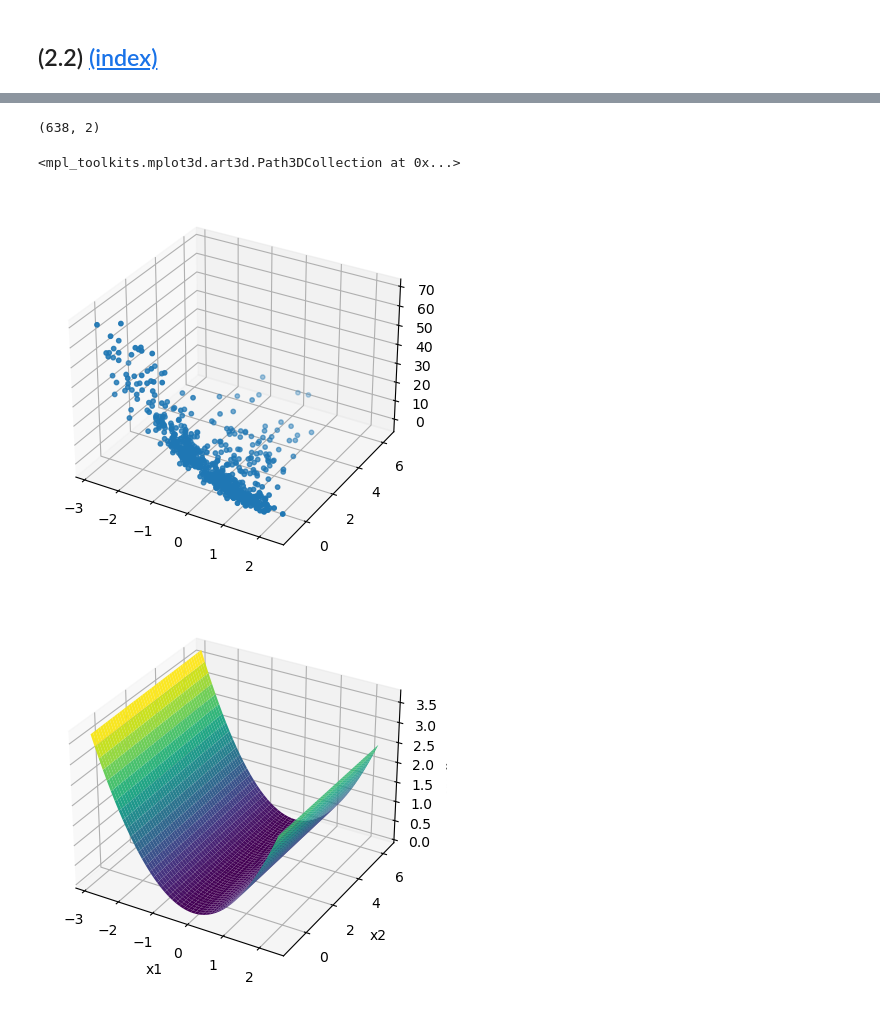
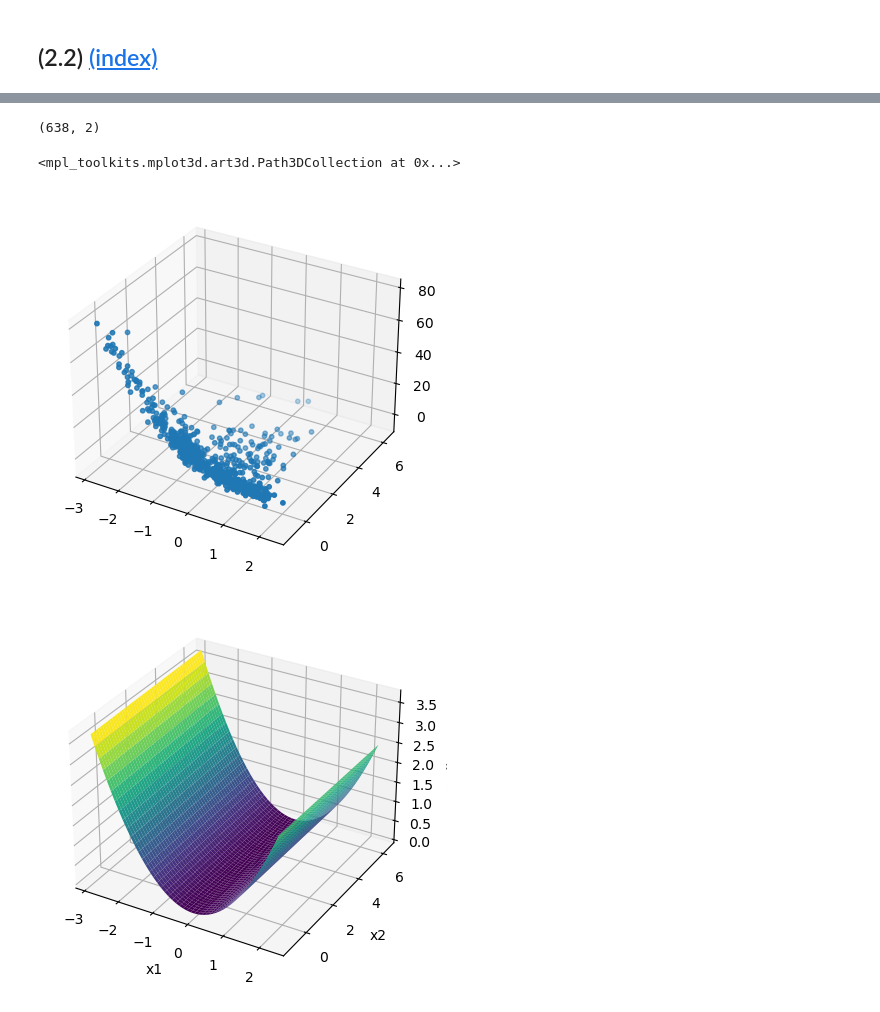
Before and after one commit to alisaklymchuk/data_science_math60026, a Jupyter notebook: 02455568_coursework1.ipynb, the cells around one changed output, grey strips where cells are left out. Drawn from its saved outputs; the diff is of its cells as text; code cells hidden in the pictures.

```diff
--- a/02455568_coursework1.ipynb
+++ b/02455568_coursework1.ipynb
@@ -686,15 +686,15 @@ kernel_performance(new_kernel, X_reduced, y_train_diam)
 # %%
 print(X_reduced.shape)
 gram = poly_kernel(X_train, X_train)
-betas = beta_krr(X_train, y_train_diam, lam, gram)
+betas = beta_krr(X_train, y_train_diam, 300, gram)
 y_pred = gram @ betas
 fig = plt.figure()
 ax = fig.add_subplot(111, projection="3d")
 ax.scatter(X_reduced[:, 0], X_reduced[:, 1], y_pred, s=10)
 # %% [output]
 (638, 2)
 <mpl_toolkits.mplot3d.art3d.Path3DCollection at 0x...>
-[figure, old version]
+[figure, new version]
 # %%
 x1_min, x1_max = X_reduced[:, 0].min(), X_reduced[:, 0].max()
 x2_min, x2_max = X_reduced[:, 1].min(), X_reduced[:, 1].max()
```
Also changed, not shown: parts of 2 cells of this notebook, 1 other file.
